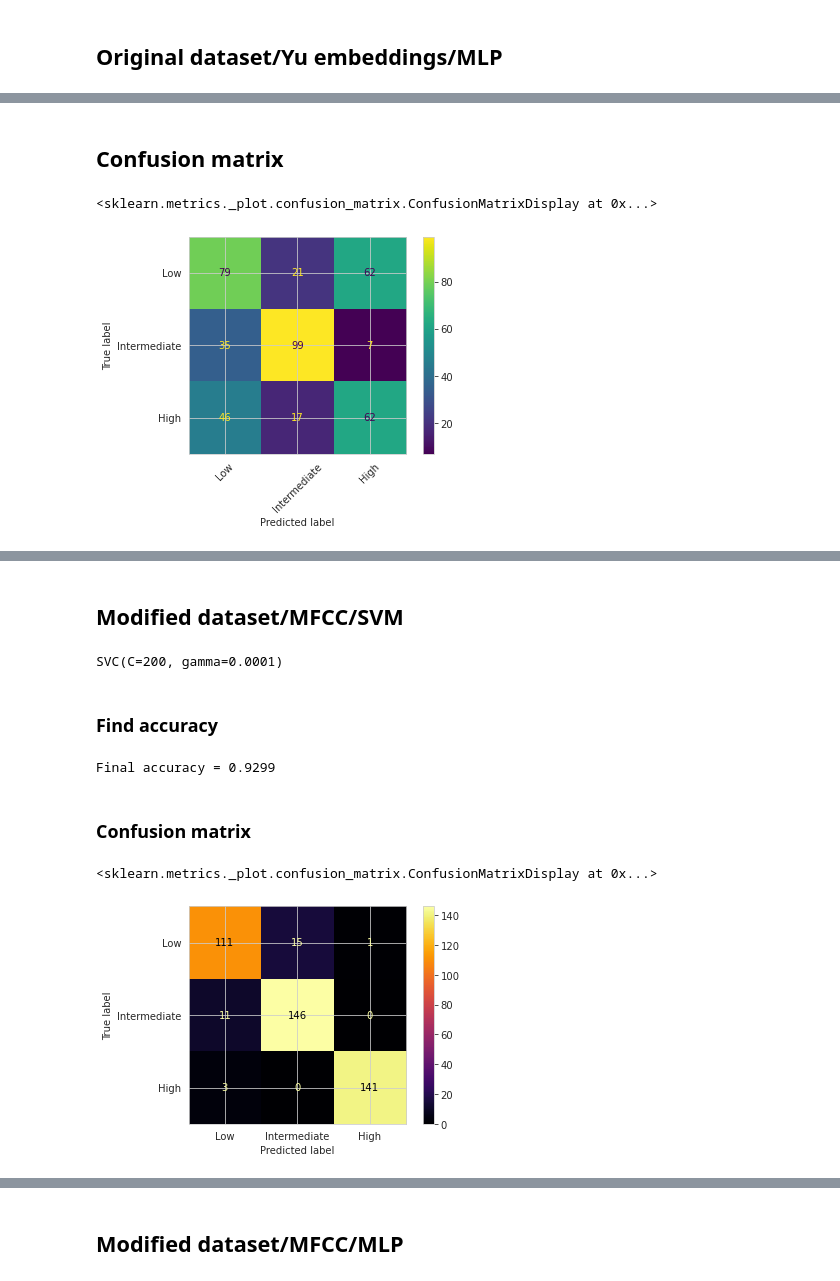
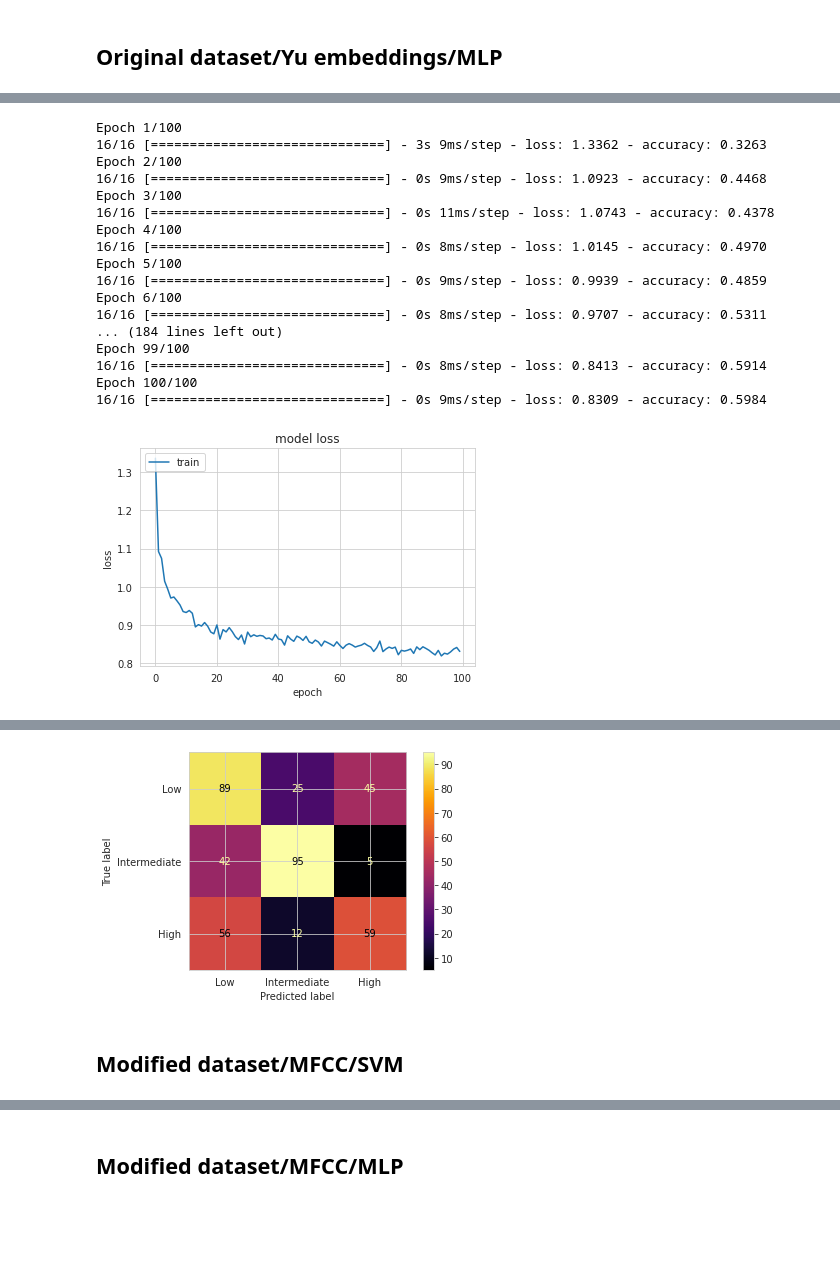
Before and after one commit to jjordanoc/robust-english-speech-fluency-classification, a Jupyter notebook: Audio Feature Extraction.ipynb, the cells around one changed output, grey strips where cells are left out. Saved outputs shown, nothing was run; the diff lists cells and outputs as text; code cells hidden in the pictures; blank space fills up the shorter version.

```diff
--- a/Audio Feature Extraction.ipynb
+++ b/Audio Feature Extraction.ipynb
@@ -539,12 +198,21 @@ Y_pred = model.predict(X_test)
-# %% [markdown]
-## Confusion matrix
-# %%
-from sklearn.metrics import confusion_matrix, ConfusionMatrixDisplay
-y_predict_non_category = [ np.argmax(t) for t in Y_pred ]
-y_test_non_category = [ np.argmax(t) for t in y_test ]
-cm = confusion_matrix(y_test_non_category, y_predict_non_category)
-cm_display = ConfusionMatrixDisplay(confusion_matrix=cm, display_labels=class_labels)
-cm_display.plot(xticks_rotation=45)
-# %% [output]
-<sklearn.metrics._plot.confusion_matrix.ConfusionMatrixDisplay at 0x...>
-[figure, removed]
+# %%
+experiment_1(feature_type="yu", model_type="MLP", original=True)
+# %% [output]
+Epoch 1/100
+16/16 [==============================] - 3s 9ms/step - loss: 1.3362 - accuracy: 0.3263
+Epoch 2/100
+16/16 [==============================] - 0s 9ms/step - loss: 1.0923 - accuracy: 0.4468
+Epoch 3/100
+16/16 [==============================] - 0s 11ms/step - loss: 1.0743 - accuracy: 0.4378
+Epoch 4/100
+16/16 [==============================] - 0s 8ms/step - loss: 1.0145 - accuracy: 0.4970
+Epoch 5/100
+16/16 [==============================] - 0s 9ms/step - loss: 0.9939 - accuracy: 0.4859
+Epoch 6/100
+16/16 [==============================] - 0s 8ms/step - loss: 0.9707 - accuracy: 0.5311
+... (184 lines left out)
+Epoch 99/100
+16/16 [==============================] - 0s 8ms/step - loss: 0.8413 - accuracy: 0.5914
+Epoch 100/100
+16/16 [==============================] - 0s 9ms/step - loss: 0.8309 - accuracy: 0.5984
+[figure, added]
@@ -551,40 +222,3 @@ cm_display.plot(xticks_rotation=45)
+[figure, added]
 # %% [markdown]
 ## Modified dataset/MFCC/SVM
-# %%
-X = np.load('mfcc-features-modified.npy') # list of features
-y = np.load('mfcc-labels-modified.npy').ravel() # labels are the target
-
-# Fix random seed number
-np.random.seed(7)
-
-# Load the data
-X_train, X_test, y_train, y_test = train_test_split(X, y, test_size=0.3, random_state=30)
-
-# SVM classifier
-svm_clf = SVC(C=200, gamma = 0.0001, kernel='rbf', decision_function_shape="ovr")
-#svm_clf = LinearSVC(random_state=42) # HandsOn git
-
-# Fit model
-svm_clf.fit(X_train, y_train) #From Beif github
-# %% [output]
-SVC(C=200, gamma=0.0001)
-# %% [markdown]
-### Find accuracy
-# %%
-# Predictions
-y_predict = svm_clf.predict(X_test)
-# Accuracy Result
-acc = svm_clf.score(X_test, y_test)
-# Accuracy Result
-print("Final accuracy = %0.4f" %acc)
-# %% [output]
-Final accuracy = 0.9299
-# %% [markdown]
-### Confusion matrix
-# %%
-cm = confusion_matrix(y_test, y_predict)
-cm_display = ConfusionMatrixDisplay(confusion_matrix=cm, display_labels=class_labels)
-cm_display.plot(cmap="inferno")
-# %% [output]
-<sklearn.metrics._plot.confusion_matrix.ConfusionMatrixDisplay at 0x...>
-[figure, removed]
```
Also changed, not shown: parts of 80 cells of this notebook, 13 other files.
